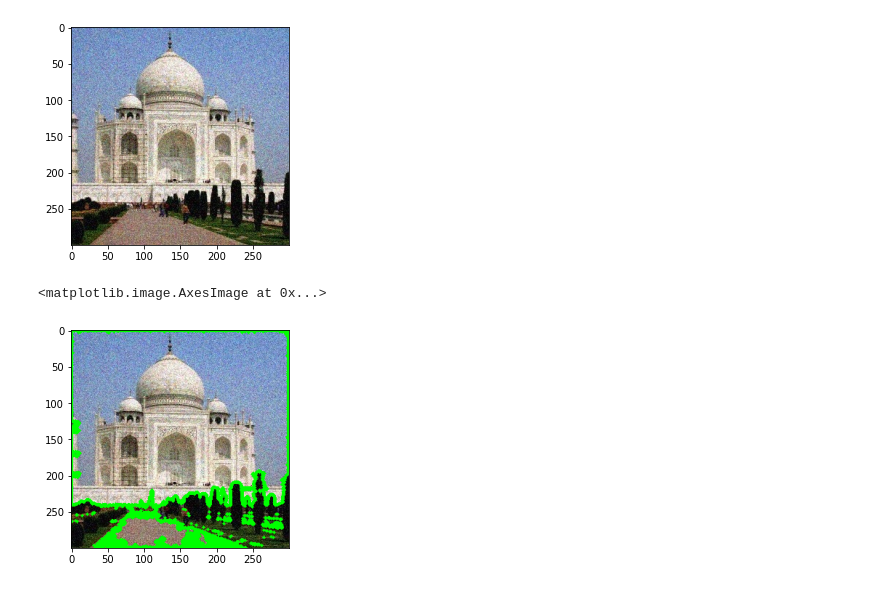
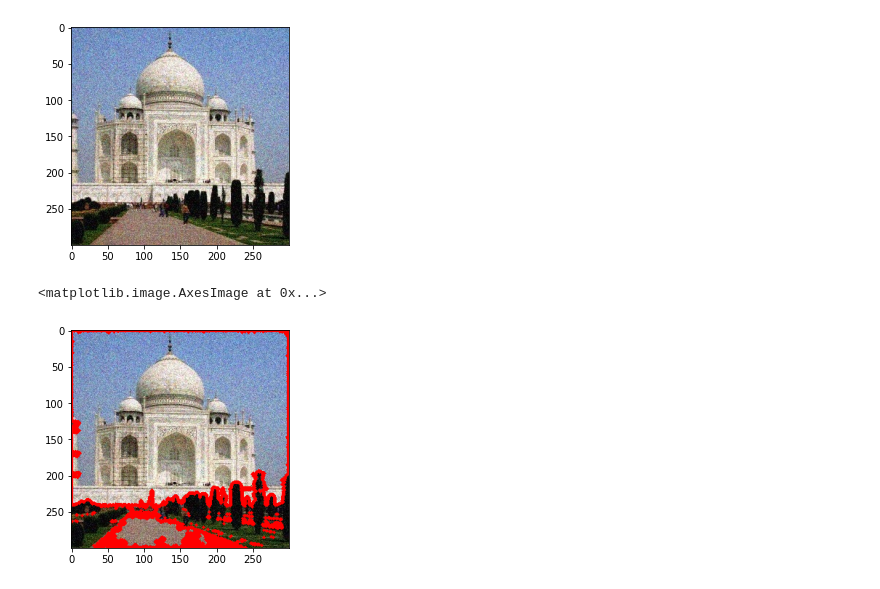
Before and after one commit to AshwinRamachandran2002/MRT, a Jupyter notebook: Contours.ipynb, the cells around one changed output. Drawn from its saved outputs; the diff is of its cells as text; code cells hidden in the pictures.

```diff
--- a/Contours.ipynb
+++ b/Contours.ipynb
@@ -29,8 +29,8 @@ ret,thresh4 = cv2.threshold(imgray,127,255,cv2.THRESH_TOZERO_INV)
 # plt.figure()
 # plt.imshow(thresh2,cmap='gray')
 # %%
-contour, hierarchy = cv2.findContours(thresh0,cv2.RETR_EXTERNAL,cv2.CHAIN_APPROX_SIMPLE)
-plt.imshow(cv2.drawContours(image, contour,-1,(0,255,0),3),cmap='gray')
+contours, hierarchy = cv2.findContours(thresh0,cv2.RETR_EXTERNAL,cv2.CHAIN_APPROX_SIMPLE)
+plt.imshow(cv2.drawContours(image, contours,-1,(255,0,0),3),cmap='gray')
 # %% [output]
 <matplotlib.image.AxesImage at 0x...>
-[figure, old version]
+[figure, new version]
```
Also changed, not shown: parts of 5 cells of this notebook.
